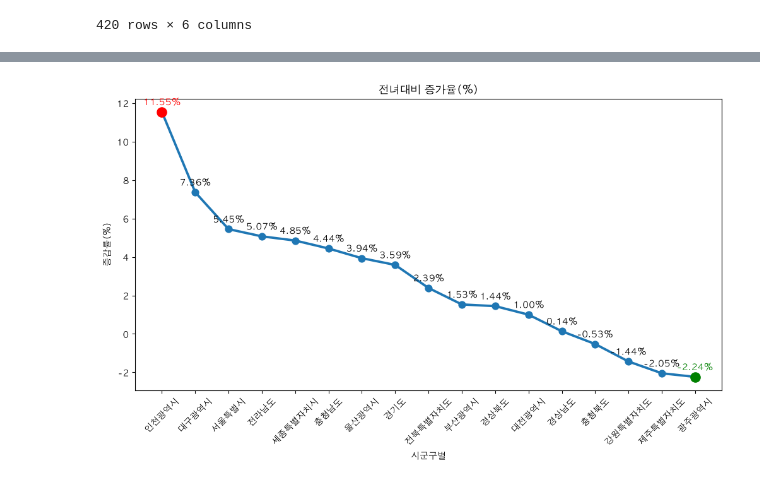
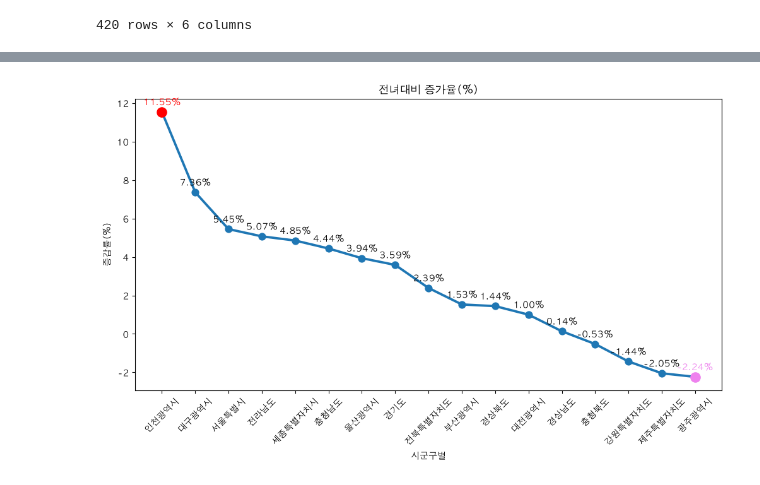
Before and after one commit to chan3623/data-collection-workspace, a Jupyter notebook: data14_pandas_2025년_인구_출생아수_조사.ipynb, the cells around one changed output, grey strips where cells are left out. Cells and saved outputs as stored; diff of their text form; code cells hidden in the pictures.

```diff
--- a/data14_pandas_2025년_인구_출생아수_조사.ipynb
+++ b/data14_pandas_2025년_인구_출생아수_조사.ipynb
@@ -891,33 +937,33 @@ plt.title("전녀대비 증가율(%)")
 plt.xlabel("시군구별")
 plt.ylabel("증감률(%)")
 plt.xticks(rotation=45)
 plt.grid(False)
 
 # -----------------------------
 # 3) 라벨 표시 + 최대/최소 강조
 # -----------------------------
 for i, row in enumerate(plot_df.itertuples()):
     value = row._2   # 증감률(%)
     region = row.시군구별
 
     color = "black"
     if value == max_value:
         color = "red"
     elif value == min_value:
-        color = "green"
+        color = "violet"
 
     ax.text(i, value+0.2, f"{value:.2f}%", ha="center", va="bottom", fontsize=10, color=color)
 
 # -----------------------------
 # 4) 최대/최소 점을 scatter로 다시 찍어서 강조
 # -----------------------------
 max_pos = plot_df[plot_df["증감률(%)"] == max_value].index[0]
 min_pos = plot_df[plot_df["증감률(%)"] == min_value].index[0]
 
 ax.scatter(plot_df.index.get_loc(max_pos), max_value, color="red", s=120, zorder=5)
-ax.scatter(plot_df.index.get_loc(min_pos), min_value, color="green", s=120, zorder=5)
+ax.scatter(plot_df.index.get_loc(min_pos), min_value, color="violet", s=120, zorder=5)
 
 
 plt.show()
 # %% [output]
-[figure, old version]
+[figure, new version]
```
Also changed, not shown: parts of 17 cells of this notebook, 19 other files.
